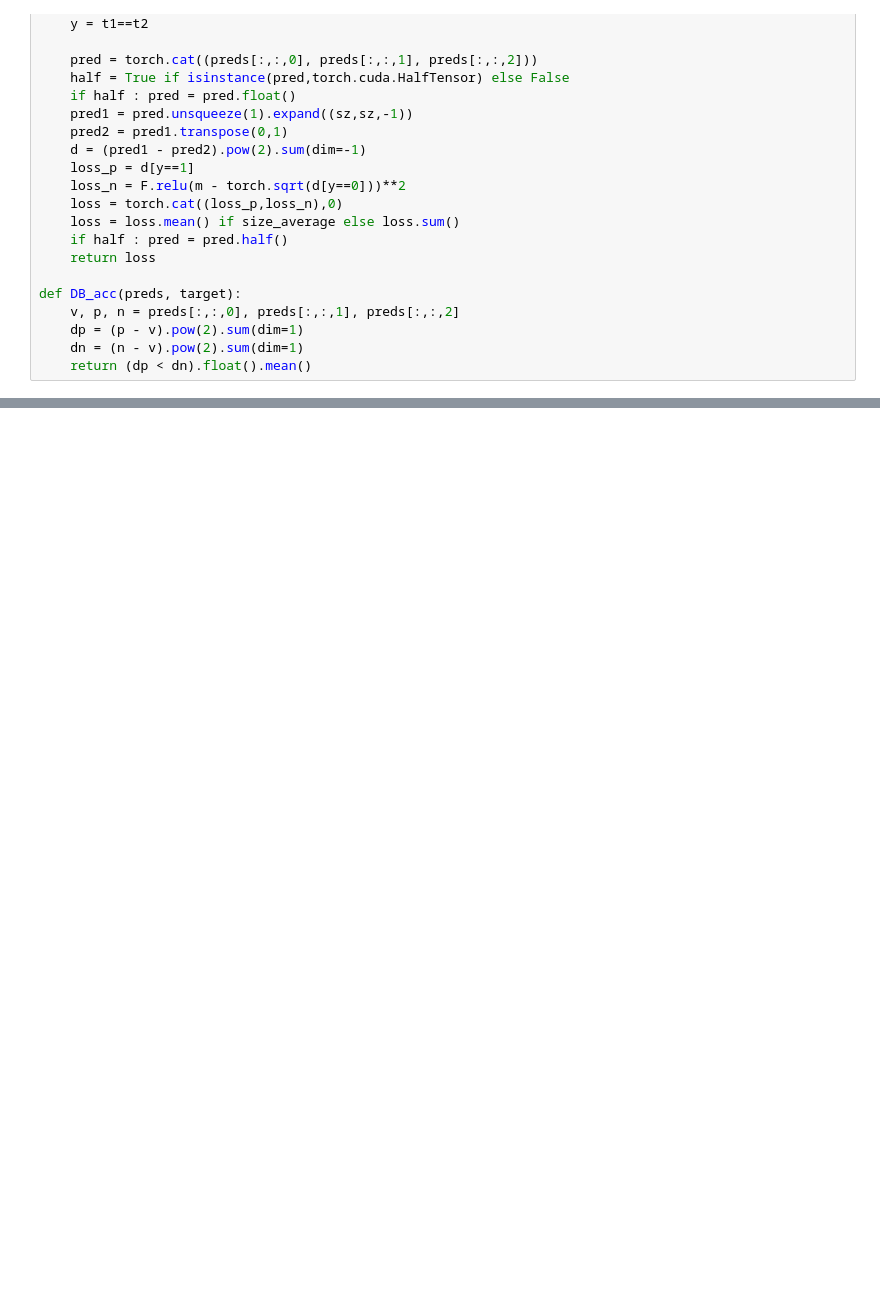
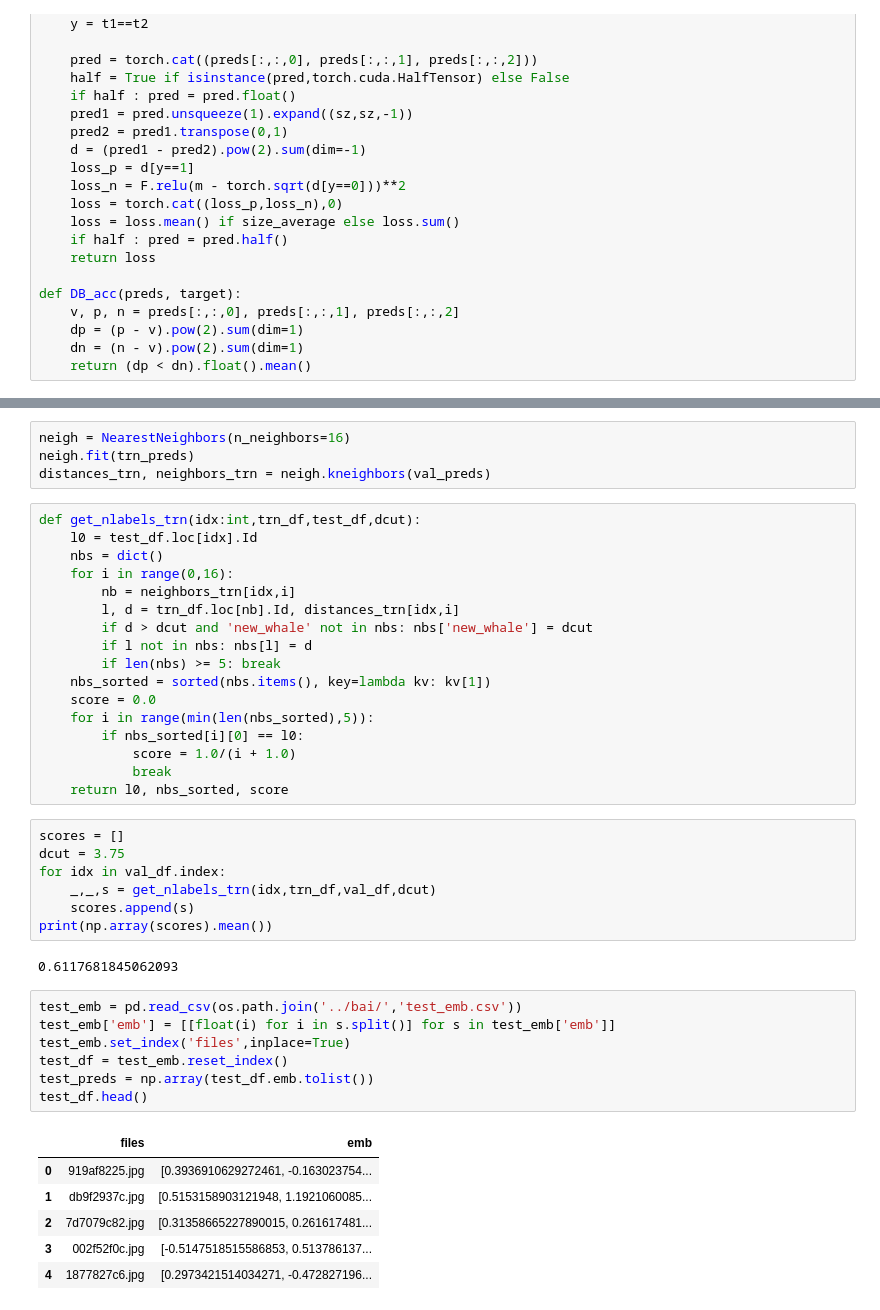
Before and after one commit to BaiTongZheng/big_fish, a Jupyter notebook: bai/baseline_fastai.ipynb, the cells around one changed output, grey strips where cells are left out. Drawn from its saved outputs; the diff is of its cells as text; blank space fills up the shorter version.

```diff
--- a/bai/baseline_fastai.ipynb
+++ b/bai/baseline_fastai.ipynb
@@ -303,0 +434,44 @@ learner.fit(lrs/32,8,cycle_len=2,use_clr=(10,20))
+# %%
+neigh = NearestNeighbors(n_neighbors=16)
+neigh.fit(trn_preds)
+distances_trn, neighbors_trn = neigh.kneighbors(val_preds)
+# %%
+def get_nlabels_trn(idx:int,trn_df,test_df,dcut):
+    l0 = test_df.loc[idx].Id
+    nbs = dict()
+    for i in range(0,16):
+        nb = neighbors_trn[idx,i]
+        l, d = trn_df.loc[nb].Id, distances_trn[idx,i]
+        if d > dcut and 'new_whale' not in nbs: nbs['new_whale'] = dcut
+        if l not in nbs: nbs[l] = d
+        if len(nbs) >= 5: break
+    nbs_sorted = sorted(nbs.items(), key=lambda kv: kv[1])
+    score = 0.0
+    for i in range(min(len(nbs_sorted),5)):
+        if nbs_sorted[i][0] == l0:
+            score = 1.0/(i + 1.0)
+            break
+    return l0, nbs_sorted, score
+# %%
+scores = []
+dcut = 3.75
+for idx in val_df.index:
+    _,_,s = get_nlabels_trn(idx,trn_df,val_df,dcut)
+    scores.append(s)
+print(np.array(scores).mean())
+# %% [output]
+0.6117681845062093
+# %%
+test_emb = pd.read_csv(os.path.join('../bai/','test_emb.csv'))
+test_emb['emb'] = [[float(i) for i in s.split()] for s in test_emb['emb']]
+test_emb.set_index('files',inplace=True)
+test_df = test_emb.reset_index()
+test_preds = np.array(test_df.emb.tolist())
+test_df.head()
+# %% [output]
+|  | files | emb |
+| 0 | 919af8225.jpg | [0.3936910629272461, -0.163023754... |
+| 1 | db9f2937c.jpg | [0.5153158903121948, 1.1921060085... |
+| 2 | 7d7079c82.jpg | [0.31358665227890015, 0.261617481... |
+| 3 | 002f52f0c.jpg | [-0.5147518515586853, 0.513786137... |
+| 4 | 1877827c6.jpg | [0.2973421514034271, -0.472827196... |
```
Also changed, not shown: parts of 16 cells of this notebook.
